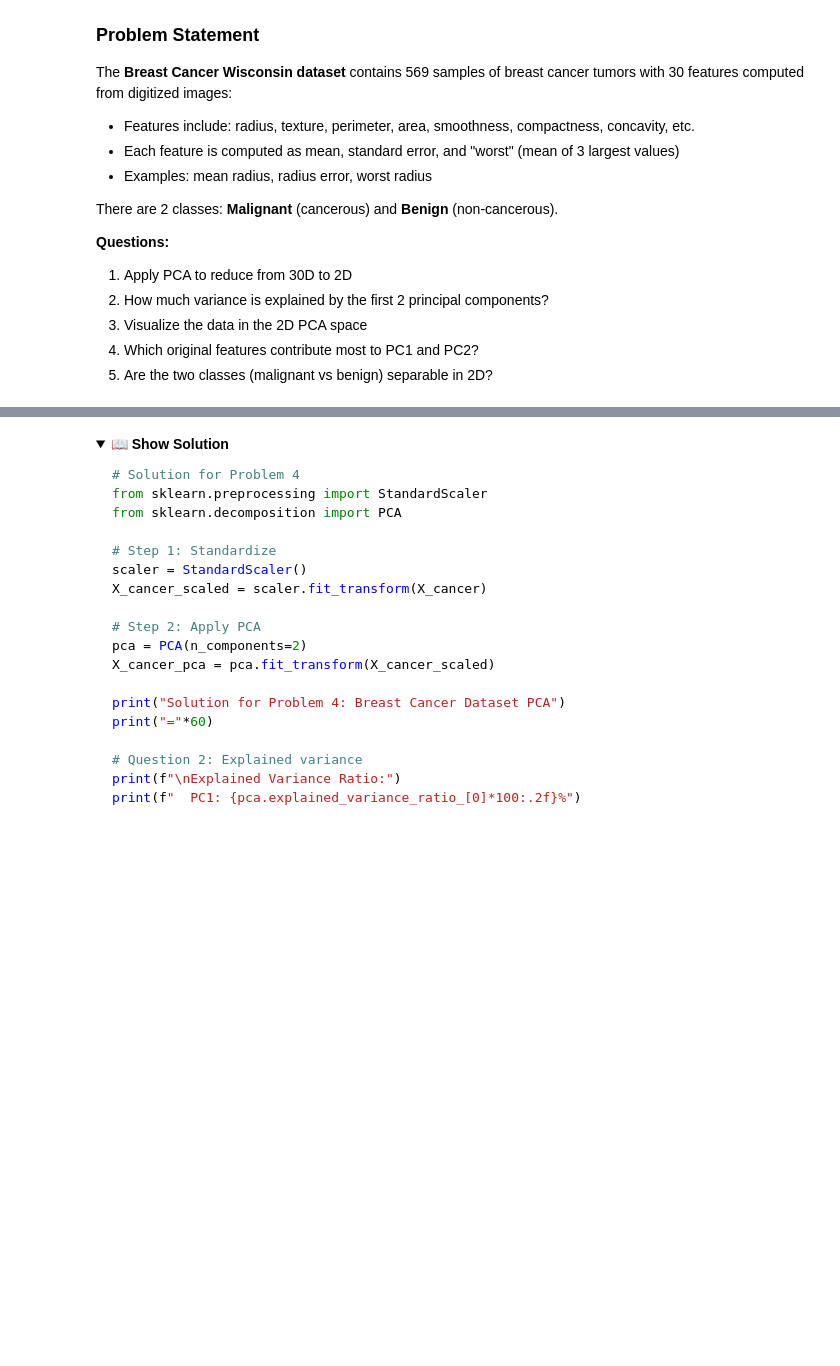
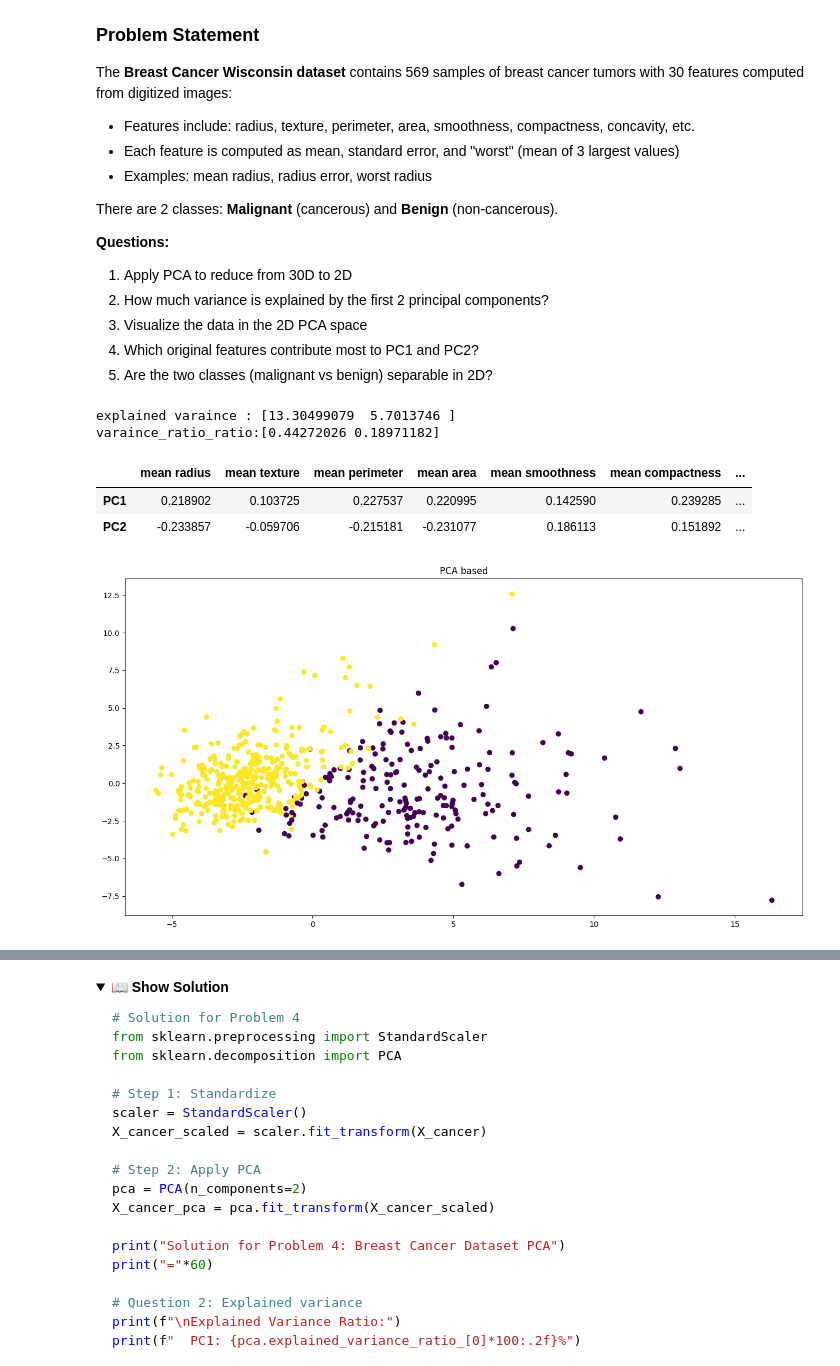
Before and after one commit to kumaramardeep342/AI_Lab, a Jupyter notebook: 5_tutorial_Opt_PCA/Optimization_PCA_Tutorial_03_feb_2025.ipynb, the cells around one changed output, grey strips where cells are left out. Drawn from its saved outputs; the diff is of its cells as text; code cells hidden in the pictures; folded sections open; blank space fills up the shorter version.

```diff
--- a/5_tutorial_Opt_PCA/Optimization_PCA_Tutorial_03_feb_2025.ipynb
+++ b/5_tutorial_Opt_PCA/Optimization_PCA_Tutorial_03_feb_2025.ipynb
@@ -448,3 +772,52 @@ There are 2 classes: **Malignant** (cancerous) and **Benign** (non-cancerous).
 3. Visualize the data in the 2D PCA space
 4. Which original features contribute most to PC1 and PC2?
 5. Are the two classes (malignant vs benign) separable in 2D?
+# %%
+# steps :
+# laod the data
+# read the data
+# standarize the data
+# apply the pca
+# visualize the result
+
+# laod the data + read the data
+from sklearn.datasets import load_breast_cancer
+cancer = load_breast_cancer()
+X_cancer = cancer.data
+y_target = cancer.target
+input_feature = cancer.feature_names
+target_feature = cancer.target_names
+
+# standarize the data
+from sklearn.preprocessing import StandardScaler
+scaler = StandardScaler()
+X_scaled = scaler.fit_transform(X_cancer)
+
+# apply pca
+from sklearn.decomposition import PCA
+pca = PCA(n_components=2 , random_state=42)
+X_scaled_pca = pca.fit_transform(X_scaled)
+
+# visualize the result
+variance_ratio = pca.explained_variance_
+varaince_ratio_ratio = pca.explained_variance_ratio_
+print(f"explained varaince : {variance_ratio}")
+print(f"varaince_ratio_ratio:{varaince_ratio_ratio}")
+
+#visualize the data in 2-D space
+import matplotlib.pyplot as plt
+plt.figure(figsize=(16,8))
+plt.scatter(X_scaled_pca[:,0],X_scaled_pca[:,1],c= y_target,cmap='viridis')
+plt.title('PCA based')
+
+#feature contribution towards pca
+import pandas as pd
+component_df = pd.DataFrame(pca.components_,columns=input_feature,index=['PC1','PC2'] )
+component_df
+# %% [output]
+explained varaince : [13.30499079  5.7013746 ]
+varaince_ratio_ratio:[0.44272026 0.18971182]
+|  | mean radius | mean texture | mean perimeter | mean area | mean smoothness | mean compactness | ... |
+| PC1 | 0.218902 | 0.103725 | 0.227537 | 0.220995 | 0.142590 | 0.239285 | ... |
+| PC2 | -0.233857 | -0.059706 | -0.215181 | -0.231077 | 0.186113 | 0.151892 | ... |
+[figure, added]
```
Also changed, not shown: parts of 25 cells of this notebook, 9 other files.
